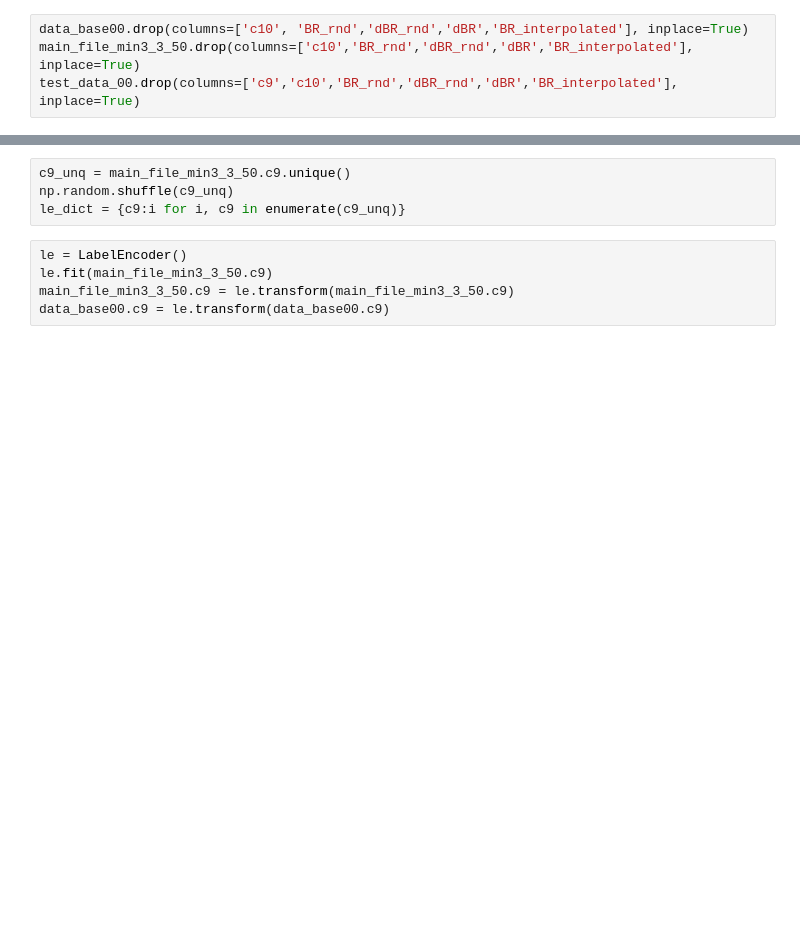
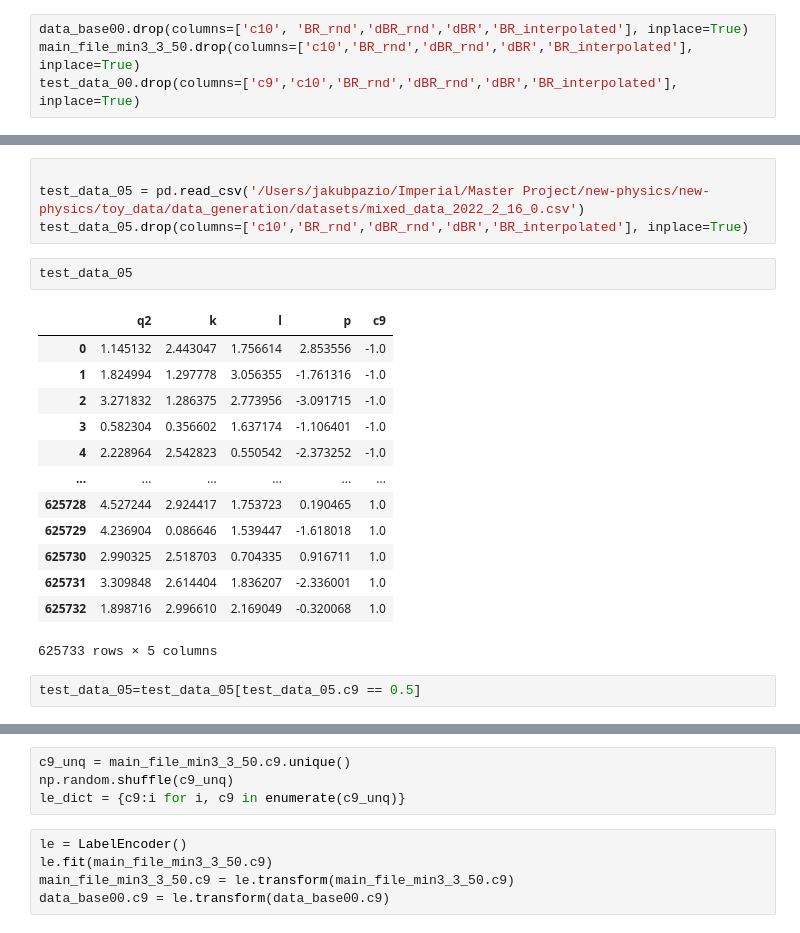
Before and after one commit to oskberg/new-physics, a Jupyter notebook: toy_data/Hypothesis_test/Real_data_mlp11.ipynb, the cells around one changed output, grey strips where cells are left out. Drawn from its saved outputs; the diff is of its cells as text; blank space fills up the shorter version.

```diff
--- a/toy_data/Hypothesis_test/Real_data_mlp11.ipynb
+++ b/toy_data/Hypothesis_test/Real_data_mlp11.ipynb
@@ -26,0 +43,22 @@ test_data_00.drop(columns=['c9','c10','BR_rnd','dBR_rnd','dBR','BR_interpolated'
+# %%
+
+test_data_05 = pd.read_csv('/Users/jakubpazio/Imperial/Master Project/new-physics/new-physics/toy_data/data_generation/datasets/mixed_data_2022_2_16_0.csv')
+test_data_05.drop(columns=['c10','BR_rnd','dBR_rnd','dBR','BR_interpolated'], inplace=True)
+# %%
+test_data_05
+# %% [output]
+|  | q2 | k | l | p | c9 |
+| 0 | 1.145132 | 2.443047 | 1.756614 | 2.853556 | -1.0 |
+| 1 | 1.824994 | 1.297778 | 3.056355 | -1.761316 | -1.0 |
+| 2 | 3.271832 | 1.286375 | 2.773956 | -3.091715 | -1.0 |
+| 3 | 0.582304 | 0.356602 | 1.637174 | -1.106401 | -1.0 |
+| 4 | 2.228964 | 2.542823 | 0.550542 | -2.373252 | -1.0 |
+| ... | ... | ... | ... | ... | ... |
+| 625728 | 4.527244 | 2.924417 | 1.753723 | 0.190465 | 1.0 |
+| 625729 | 4.236904 | 0.086646 | 1.539447 | -1.618018 | 1.0 |
+| 625730 | 2.990325 | 2.518703 | 0.704335 | 0.916711 | 1.0 |
+| 625731 | 3.309848 | 2.614404 | 1.836207 | -2.336001 | 1.0 |
+| 625732 | 1.898716 | 2.996610 | 2.169049 | -0.320068 | 1.0 |
+625733 rows × 5 columns
+# %%
+test_data_05=test_data_05[test_data_05.c9 == 0.5]
```
Also changed, not shown: parts of 17 cells of this notebook, 3 other files.
